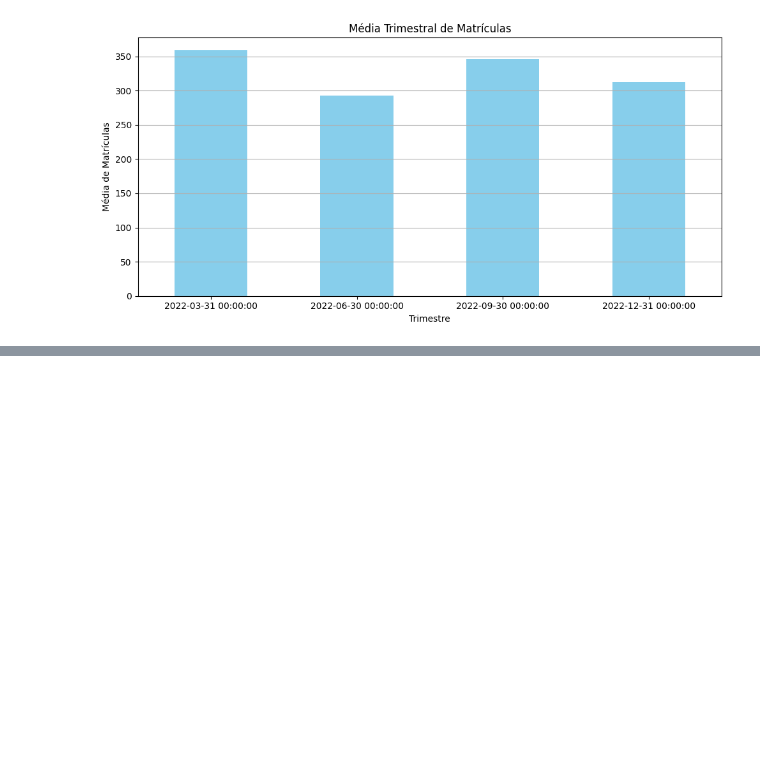
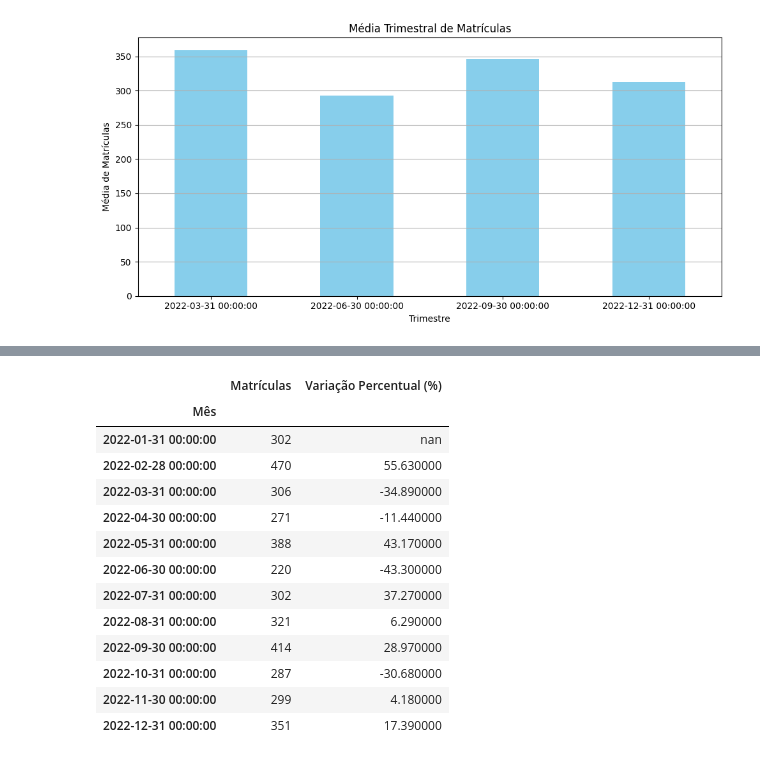
Before and after one commit to dosanjosbarbara/rep.estrutura-dados, a Jupyter notebook: aula 51 - analise de dados/analisedados.ipynb, the cells around one changed output, grey strips where cells are left out. Saved outputs shown, nothing was run; the diff lists cells and outputs as text; code cells hidden in the pictures; blank space fills up the shorter version.

```diff
--- a/aula 51 - analise de dados/analisedados.ipynb
+++ b/aula 51 - analise de dados/analisedados.ipynb
@@ -116,0 +239,39 @@ plt.show() # Exibe o gráfico
+# %%
+#seaborn para plootar grafico de linha com variacao percentual mensal
+import pandas as pd
+import seaborn as sns
+import jinja2
+#criar tabela
+
+variacao_percentual = pd.DataFrame({
+    "Matrículas":df["Matrículas"],
+    "Variação Percentual (%)": variacao_percentual
+}).round(2)
+
+# Exibir tabela formatada
+
+def colorir_variacao(val):
+  if val > 0:
+    color = 'green' #verde para crescimento
+  elif val < 0:
+    color = 'red' #vermelho para queda
+  else:
+    color = 'purple' #roxo para valores sem variacao
+  return f'color: {color}'
+
+variacao_percentual.style.map(colorir_variacao, subset = ["Variação Percentual (%)"])
+# %% [output]
+|  | Matrículas | Variação Percentual (%) |
+| Mês |  |  |
+| 2022-01-31 00:00:00 | 302 | nan |
+| 2022-02-28 00:00:00 | 470 | 55.630000 |
+| 2022-03-31 00:00:00 | 306 | -34.890000 |
+| 2022-04-30 00:00:00 | 271 | -11.440000 |
+| 2022-05-31 00:00:00 | 388 | 43.170000 |
+| 2022-06-30 00:00:00 | 220 | -43.300000 |
+| 2022-07-31 00:00:00 | 302 | 37.270000 |
+| 2022-08-31 00:00:00 | 321 | 6.290000 |
+| 2022-09-30 00:00:00 | 414 | 28.970000 |
+| 2022-10-31 00:00:00 | 287 | -30.680000 |
+| 2022-11-30 00:00:00 | 299 | 4.180000 |
+| 2022-12-31 00:00:00 | 351 | 17.390000 |
```
Also changed, not shown: parts of 12 cells of this notebook.
